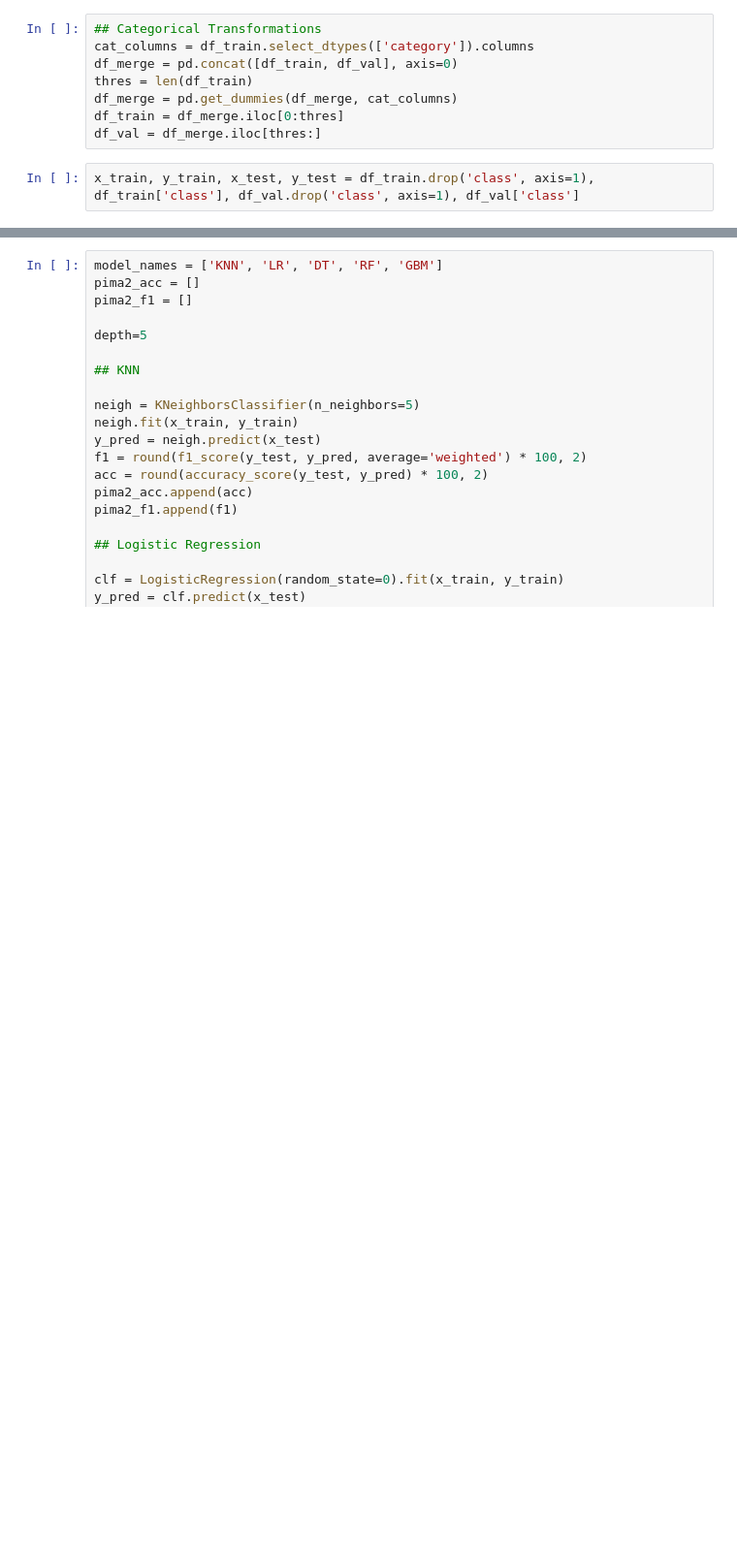
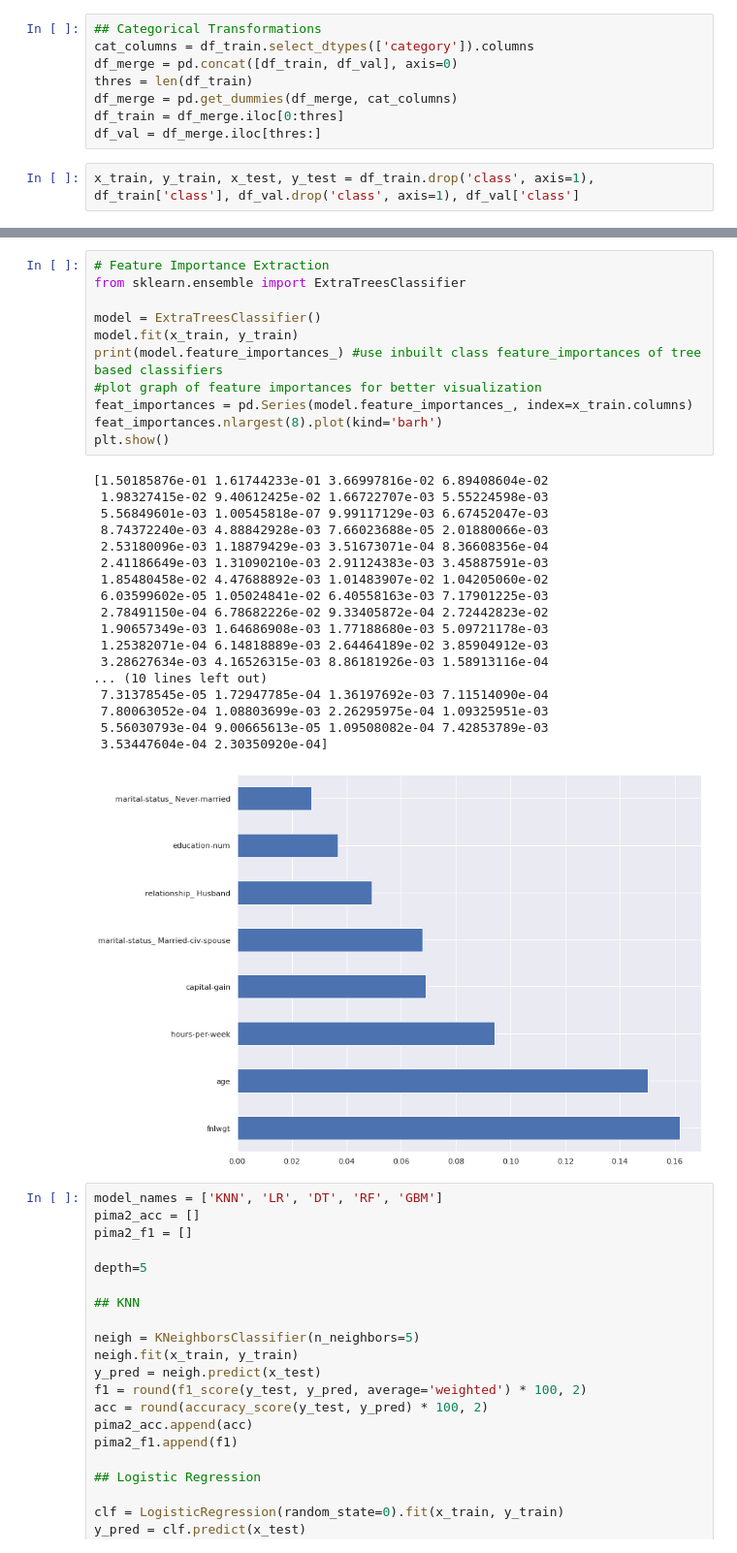
Before and after one commit to kenghweeng/cs5228_sotmethmeth, a Jupyter notebook: leon_refactored.ipynb, the cells around one changed output, grey strips where cells are left out. Shown at 97% size. Saved outputs shown, nothing was run; the diff lists cells and outputs as text; blank space fills up the shorter version.

```diff
--- a/leon_refactored.ipynb
+++ b/leon_refactored.ipynb
@@ -92,3 +126,33 @@ x_train, y_train, x_test, y_test = df_train.drop('class', axis=1), df_train['cla
+# %%
+# Feature Importance Extraction
+from sklearn.ensemble import ExtraTreesClassifier
+
+model = ExtraTreesClassifier()
+model.fit(x_train, y_train)
+print(model.feature_importances_) #use inbuilt class feature_importances of tree based classifiers
+#plot graph of feature importances for better visualization
+feat_importances = pd.Series(model.feature_importances_, index=x_train.columns)
+feat_importances.nlargest(8).plot(kind='barh')
+plt.show()
+# %% [output]
+[1.50185876e-01 1.61744233e-01 3.66997816e-02 6.89408604e-02
+ 1.98327415e-02 9.40612425e-02 1.66722707e-03 5.55224598e-03
+ 5.56849601e-03 1.00545818e-07 9.99117129e-03 6.67452047e-03
+ 8.74372240e-03 4.88842928e-03 7.66023688e-05 2.01880066e-03
+ 2.53180096e-03 1.18879429e-03 3.51673071e-04 8.36608356e-04
+ 2.41186649e-03 1.31090210e-03 2.91124383e-03 3.45887591e-03
+ 1.85480458e-02 4.47688892e-03 1.01483907e-02 1.04205060e-02
+ 6.03599602e-05 1.05024841e-02 6.40558163e-03 7.17901225e-03
+ 2.78491150e-04 6.78682226e-02 9.33405872e-04 2.72442823e-02
+ 1.90657349e-03 1.64686908e-03 1.77188680e-03 5.09721178e-03
+ 1.25382071e-04 6.14818889e-03 2.64464189e-02 3.85904912e-03
+ 3.28627634e-03 4.16526315e-03 8.86181926e-03 1.58913116e-04
+... (10 lines left out)
+ 7.31378545e-05 1.72947785e-04 1.36197692e-03 7.11514090e-04
+ 7.80063052e-04 1.08803699e-03 2.26295975e-04 1.09325951e-03
+ 5.56030793e-04 9.00665613e-05 1.09508082e-04 7.42853789e-03
+ 3.53447604e-04 2.30350920e-04]
+[figure, added]
 # %%
 model_names = ['KNN', 'LR', 'DT', 'RF', 'GBM']
 pima2_acc = []
```
Also changed, not shown: parts of 13 cells of this notebook.
